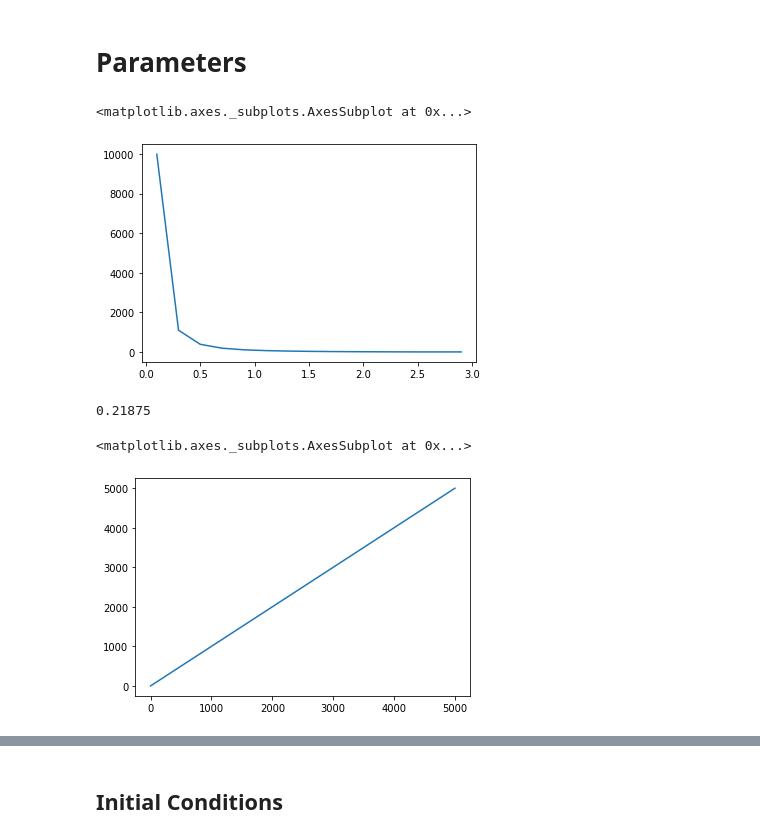
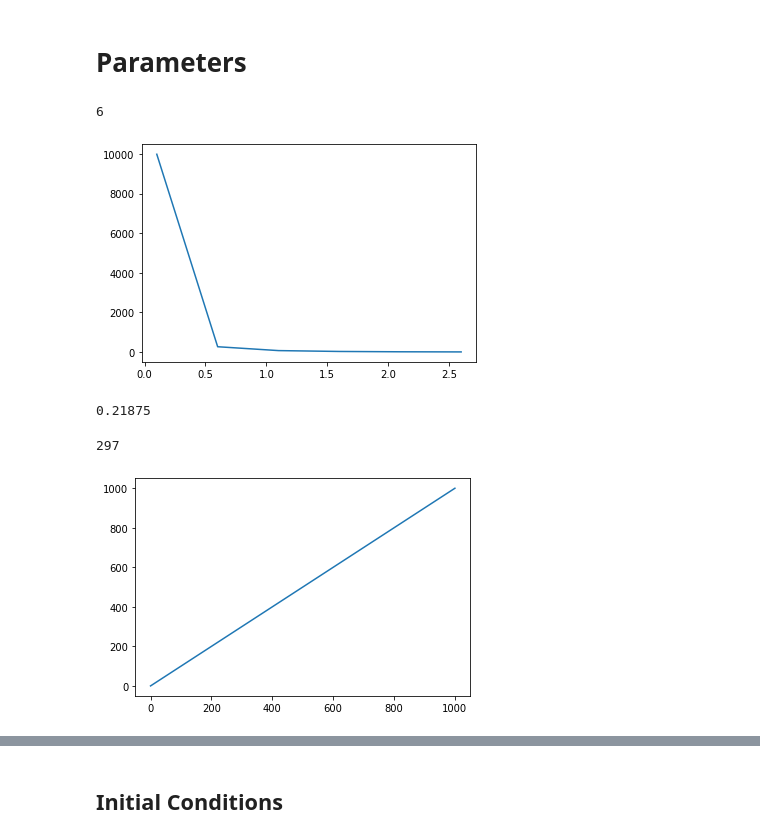
Before and after one commit to blakeelias/pandemic_RL, a Jupyter notebook: code/Cost_Functions.ipynb, the cells around one changed output, grey strips where cells are left out. Drawn from its saved outputs; the diff is of its cells as text; code cells hidden in the pictures.

```diff
--- a/code/Cost_Functions.ipynb
+++ b/code/Cost_Functions.ipynb
@@ -61,12 +63,15 @@ def cost_of_r(r, power=power):
     else:
         return (actual - baseline) * scale_factor
 # %%
-rs = np.arange(0.1, 3.1, 0.2)
+rs = np.arange(0.1, 3.1, 0.5)
 costs_of_r = [cost_of_r(r) for r in rs]
 sns.lineplot(x=rs, y=costs_of_r)
+actions = rs
+num_actions = len(actions)
+num_actions
 # %% [output]
-<matplotlib.axes._subplots.AxesSubplot at 0x...>
+6
-[figure, old version]
+[figure, new version]
 # %%
 cost_of_r(1.0) / cost_of_r(0.5)
 # %% [output]
@@ -101,13 +106,17 @@ def cost_of_n(n):
 
         return cost_per_hospital_visit * num_hospital + cost_per_death * num_deaths '''
 # %%
-ns = list(range(num_population))
-     # sum([list(range(100*i, 100*(i+1), i+1)) for i in range(5)], []) # + \
-     # sum([list(range(1000*i, 1000*(i+1), (i+1)*10)) for i in range(1, 10)], []) + \
-     #sum([list(range(10000*i, 10000*(i+1), (i+1)*100)) for i in range(1, 10)], [])
-#
+ns = sum([list(range(100*i, 100*(i+1), i+1)) for i in range(10)], []) + \
+     [1_000]
+     #sum([list(range(1000*i, 1000*(i+1), (i+1)*10)) for i in range(1, 10)], []) + \
+     #sum([list(range(10000*i, 10000*(i+1), (i+1)*100)) for i in range(1, 10)], []) + \
+
+# #list(range(num_population))
 costs_of_n = [cost_of_n(n) for n in ns]
 sns.lineplot(x=ns, y=costs_of_n)
+states = ns
+num_states = len(states)
+num_states
 # %% [output]
-<matplotlib.axes._subplots.AxesSubplot at 0x...>
+297
-[figure, old version]
+[figure, new version]
```
Also changed, not shown: parts of 34 cells of this notebook.
